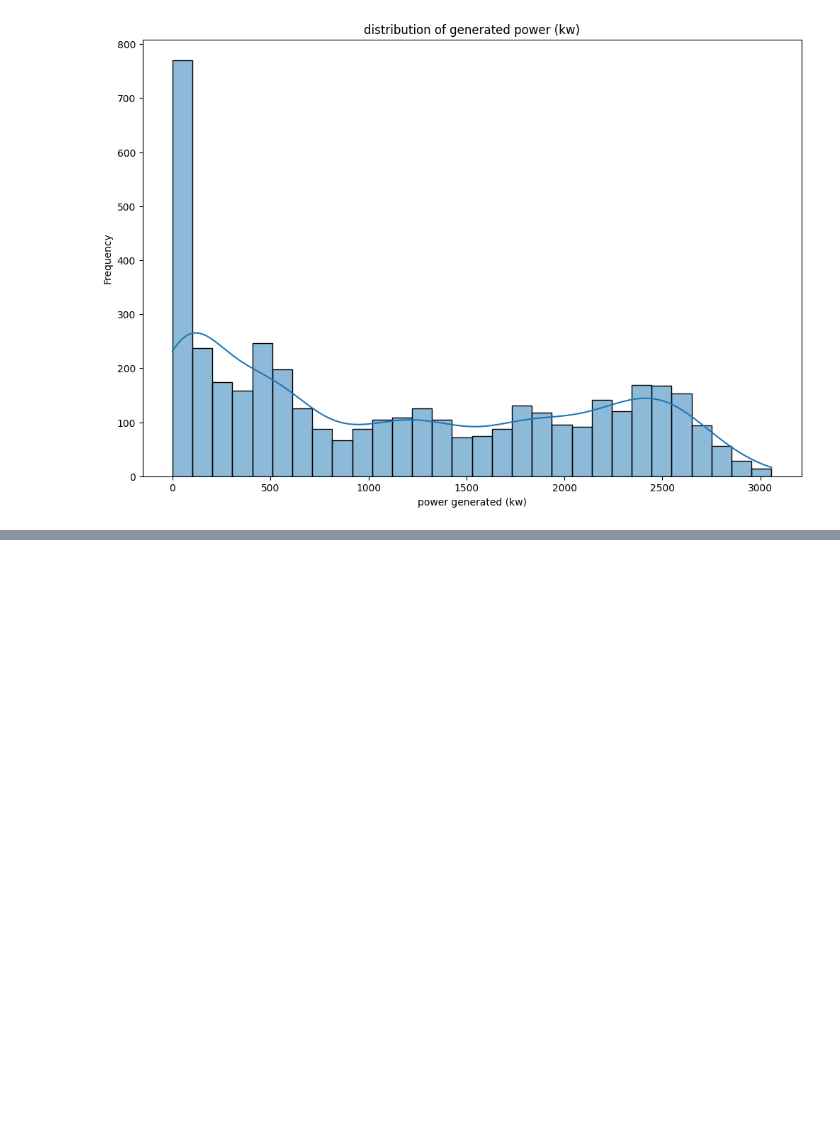
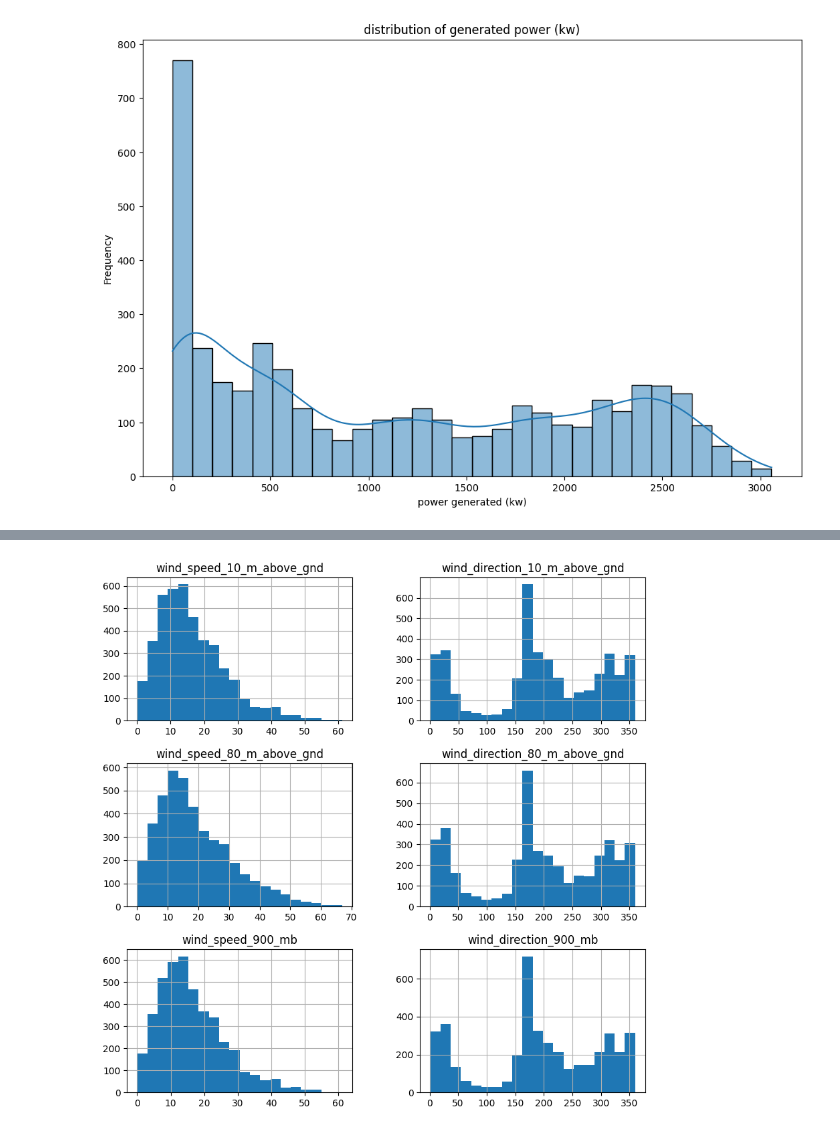
Before and after one commit to Thota980/week-1, a Jupyter notebook: solarpowerprediction.ipynb, the cells around one changed output, grey strips where cells are left out. Saved outputs shown, nothing was run; the diff lists cells and outputs as text; code cells hidden in the pictures; blank space fills up the shorter version.

```diff
--- a/solarpowerprediction.ipynb
+++ b/solarpowerprediction.ipynb
@@ -135,0 +144,5 @@ plt.show()
+# %%
+df[df.columns[10:16]].hist(bins=20,figsize=(10,10))
+plt.show()
+# %% [output]
+[figure, added]
```
Also changed, not shown: parts of 7 cells of this notebook.
